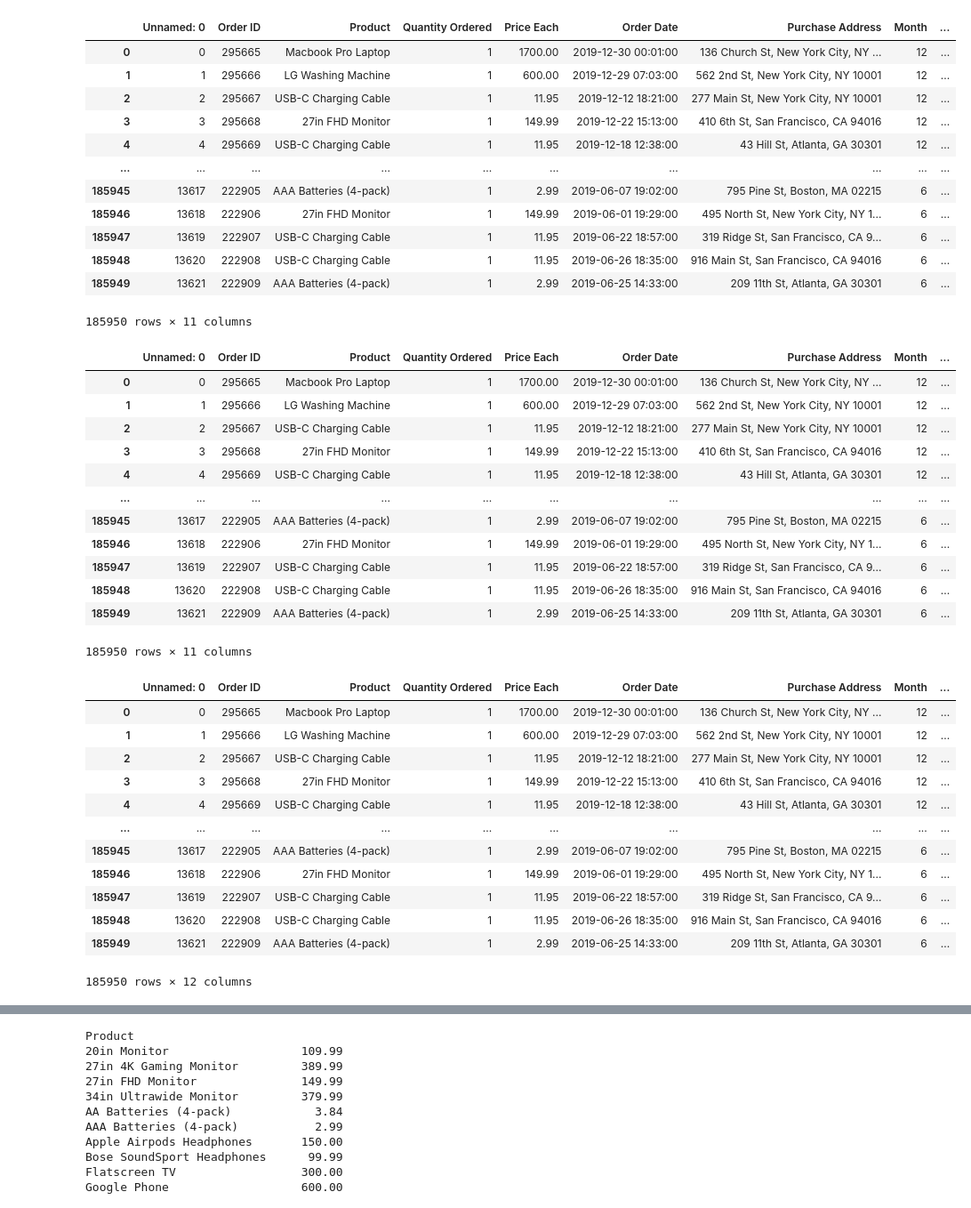
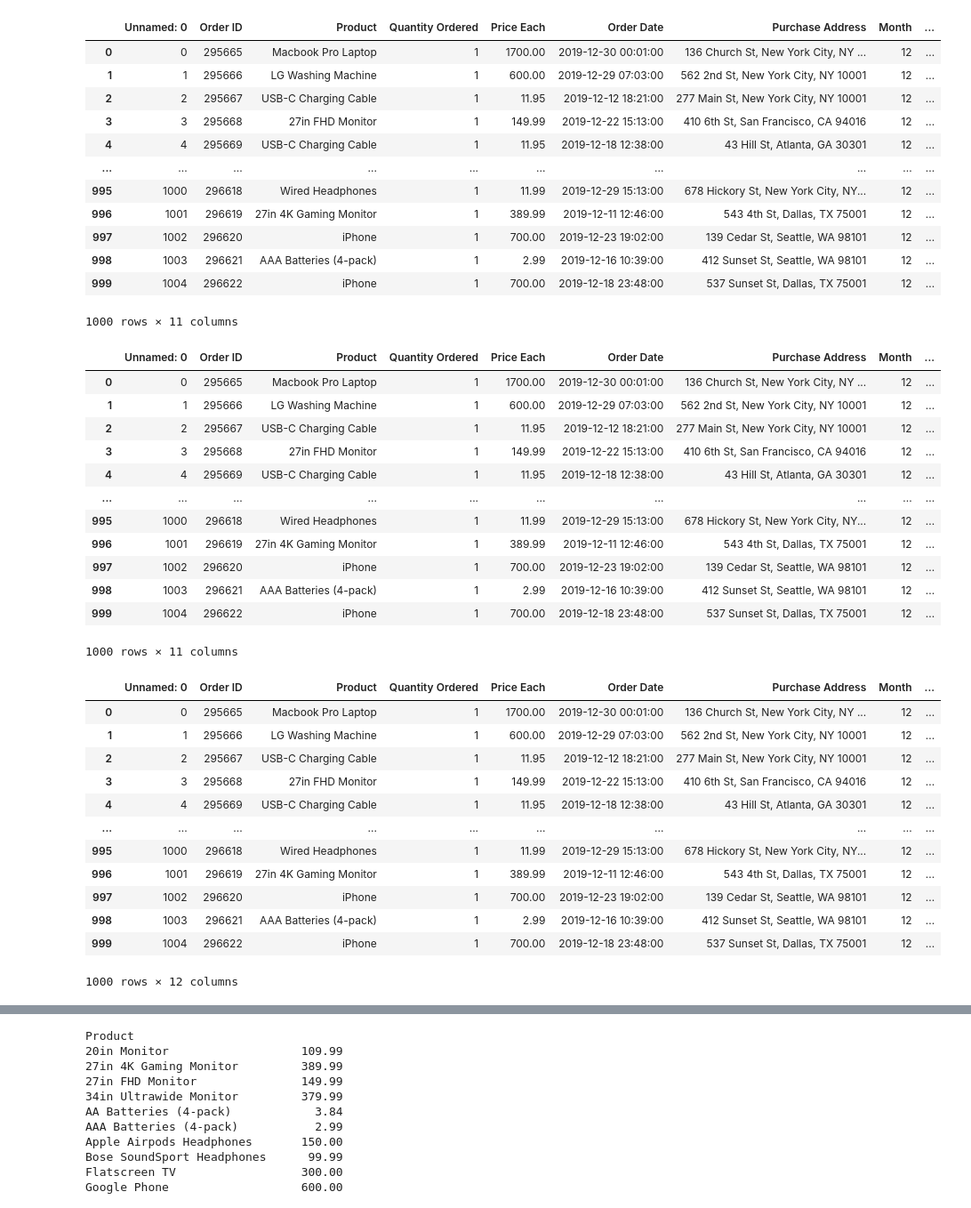
Before and after one commit to viresh3104/PYTHON-AND-DATA-SCIENCE, a Jupyter notebook: python_task_sheet/239_problem.ipynb, the cells around one changed output, grey strips where cells are left out. Shown at 89% size. Cells and saved outputs as stored; diff of their text form; code cells hidden in the pictures.

```diff
--- a/python_task_sheet/239_problem.ipynb
+++ b/python_task_sheet/239_problem.ipynb
@@ -1,21 +1,22 @@
 # %%
 import pandas as pd
 df = pd.read_csv('Sales Data.csv')
+df = df.head(1000)
 df
 # %% [output]
 |  | Unnamed: 0 | Order ID | Product | Quantity Ordered | Price Each | Order Date | Purchase Address | Month | ... |
 | 0 | 0 | 295665 | Macbook Pro Laptop | 1 | 1700.00 | 2019-12-30 00:01:00 | 136 Church St, New York City, NY ... | 12 | ... |
 | 1 | 1 | 295666 | LG Washing Machine | 1 | 600.00 | 2019-12-29 07:03:00 | 562 2nd St, New York City, NY 10001 | 12 | ... |
 | 2 | 2 | 295667 | USB-C Charging Cable | 1 | 11.95 | 2019-12-12 18:21:00 | 277 Main St, New York City, NY 10001 | 12 | ... |
 | 3 | 3 | 295668 | 27in FHD Monitor | 1 | 149.99 | 2019-12-22 15:13:00 | 410 6th St, San Francisco, CA 94016 | 12 | ... |
 | 4 | 4 | 295669 | USB-C Charging Cable | 1 | 11.95 | 2019-12-18 12:38:00 | 43 Hill St, Atlanta, GA 30301 | 12 | ... |
 | ... | ... | ... | ... | ... | ... | ... | ... | ... | ... |
-| 185945 | 13617 | 222905 | AAA Batteries (4-pack) | 1 | 2.99 | 2019-06-07 19:02:00 | 795 Pine St, Boston, MA 02215 | 6 | ... |
-| 185946 | 13618 | 222906 | 27in FHD Monitor | 1 | 149.99 | 2019-06-01 19:29:00 | 495 North St, New York City, NY 1... | 6 | ... |
-| 185947 | 13619 | 222907 | USB-C Charging Cable | 1 | 11.95 | 2019-06-22 18:57:00 | 319 Ridge St, San Francisco, CA 9... | 6 | ... |
-| 185948 | 13620 | 222908 | USB-C Charging Cable | 1 | 11.95 | 2019-06-26 18:35:00 | 916 Main St, San Francisco, CA 94016 | 6 | ... |
-| 185949 | 13621 | 222909 | AAA Batteries (4-pack) | 1 | 2.99 | 2019-06-25 14:33:00 | 209 11th St, Atlanta, GA 30301 | 6 | ... |
+| 995 | 1000 | 296618 | Wired Headphones | 1 | 11.99 | 2019-12-29 15:13:00 | 678 Hickory St, New York City, NY... | 12 | ... |
+| 996 | 1001 | 296619 | 27in 4K Gaming Monitor | 1 | 389.99 | 2019-12-11 12:46:00 | 543 4th St, Dallas, TX 75001 | 12 | ... |
+| 997 | 1002 | 296620 | iPhone | 1 | 700.00 | 2019-12-23 19:02:00 | 139 Cedar St, Seattle, WA 98101 | 12 | ... |
+| 998 | 1003 | 296621 | AAA Batteries (4-pack) | 1 | 2.99 | 2019-12-16 10:39:00 | 412 Sunset St, Seattle, WA 98101 | 12 | ... |
+| 999 | 1004 | 296622 | iPhone | 1 | 700.00 | 2019-12-18 23:48:00 | 537 Sunset St, Dallas, TX 75001 | 12 | ... |
-185950 rows × 11 columns
+1000 rows × 11 columns
 # %%
 # How to convert a column to a different data type (e.g., from string to datetime)
 df['Order Date'] = pd.to_datetime(df['Order Date'])
@@ -28,12 +29,12 @@ df
 | 3 | 3 | 295668 | 27in FHD Monitor | 1 | 149.99 | 2019-12-22 15:13:00 | 410 6th St, San Francisco, CA 94016 | 12 | ... |
 | 4 | 4 | 295669 | USB-C Charging Cable | 1 | 11.95 | 2019-12-18 12:38:00 | 43 Hill St, Atlanta, GA 30301 | 12 | ... |
 | ... | ... | ... | ... | ... | ... | ... | ... | ... | ... |
-| 185945 | 13617 | 222905 | AAA Batteries (4-pack) | 1 | 2.99 | 2019-06-07 19:02:00 | 795 Pine St, Boston, MA 02215 | 6 | ... |
-| 185946 | 13618 | 222906 | 27in FHD Monitor | 1 | 149.99 | 2019-06-01 19:29:00 | 495 North St, New York City, NY 1... | 6 | ... |
-| 185947 | 13619 | 222907 | USB-C Charging Cable | 1 | 11.95 | 2019-06-22 18:57:00 | 319 Ridge St, San Francisco, CA 9... | 6 | ... |
-| 185948 | 13620 | 222908 | USB-C Charging Cable | 1 | 11.95 | 2019-06-26 18:35:00 | 916 Main St, San Francisco, CA 94016 | 6 | ... |
-| 185949 | 13621 | 222909 | AAA Batteries (4-pack) | 1 | 2.99 | 2019-06-25 14:33:00 | 209 11th St, Atlanta, GA 30301 | 6 | ... |
+| 995 | 1000 | 296618 | Wired Headphones | 1 | 11.99 | 2019-12-29 15:13:00 | 678 Hickory St, New York City, NY... | 12 | ... |
+| 996 | 1001 | 296619 | 27in 4K Gaming Monitor | 1 | 389.99 | 2019-12-11 12:46:00 | 543 4th St, Dallas, TX 75001 | 12 | ... |
+| 997 | 1002 | 296620 | iPhone | 1 | 700.00 | 2019-12-23 19:02:00 | 139 Cedar St, Seattle, WA 98101 | 12 | ... |
+| 998 | 1003 | 296621 | AAA Batteries (4-pack) | 1 | 2.99 | 2019-12-16 10:39:00 | 412 Sunset St, Seattle, WA 98101 | 12 | ... |
+| 999 | 1004 | 296622 | iPhone | 1 | 700.00 | 2019-12-18 23:48:00 | 537 Sunset St, Dallas, TX 75001 | 12 | ... |
-185950 rows × 11 columns
+1000 rows × 11 columns
 # %%
 # How to extract the year from a datetime column?
 df['year'] = df['Order Date'].dt.year
@@ -46,12 +47,12 @@ df
 | 3 | 3 | 295668 | 27in FHD Monitor | 1 | 149.99 | 2019-12-22 15:13:00 | 410 6th St, San Francisco, CA 94016 | 12 | ... |
 | 4 | 4 | 295669 | USB-C Charging Cable | 1 | 11.95 | 2019-12-18 12:38:00 | 43 Hill St, Atlanta, GA 30301 | 12 | ... |
 | ... | ... | ... | ... | ... | ... | ... | ... | ... | ... |
-| 185945 | 13617 | 222905 | AAA Batteries (4-pack) | 1 | 2.99 | 2019-06-07 19:02:00 | 795 Pine St, Boston, MA 02215 | 6 | ... |
-| 185946 | 13618 | 222906 | 27in FHD Monitor | 1 | 149.99 | 2019-06-01 19:29:00 | 495 North St, New York City, NY 1... | 6 | ... |
-| 185947 | 13619 | 222907 | USB-C Charging Cable | 1 | 11.95 | 2019-06-22 18:57:00 | 319 Ridge St, San Francisco, CA 9... | 6 | ... |
-| 185948 | 13620 | 222908 | USB-C Charging Cable | 1 | 11.95 | 2019-06-26 18:35:00 | 916 Main St, San Francisco, CA 94016 | 6 | ... |
-| 185949 | 13621 | 222909 | AAA Batteries (4-pack) | 1 | 2.99 | 2019-06-25 14:33:00 | 209 11th St, Atlanta, GA 30301 | 6 | ... |
+| 995 | 1000 | 296618 | Wired Headphones | 1 | 11.99 | 2019-12-29 15:13:00 | 678 Hickory St, New York City, NY... | 12 | ... |
+| 996 | 1001 | 296619 | 27in 4K Gaming Monitor | 1 | 389.99 | 2019-12-11 12:46:00 | 543 4th St, Dallas, TX 75001 | 12 | ... |
+| 997 | 1002 | 296620 | iPhone | 1 | 700.00 | 2019-12-23 19:02:00 | 139 Cedar St, Seattle, WA 98101 | 12 | ... |
+| 998 | 1003 | 296621 | AAA Batteries (4-pack) | 1 | 2.99 | 2019-12-16 10:39:00 | 412 Sunset St, Seattle, WA 98101 | 12 | ... |
+| 999 | 1004 | 296622 | iPhone | 1 | 700.00 | 2019-12-18 23:48:00 | 537 Sunset St, Dallas, TX 75001 | 12 | ... |
-185950 rows × 12 columns
+1000 rows × 12 columns
 # %%
 # How to extract the month from a datetime column?
 df['month'] = df['Order Date'].dt.month
```
Also changed, not shown: parts of 21 cells of this notebook, 4 other files.
